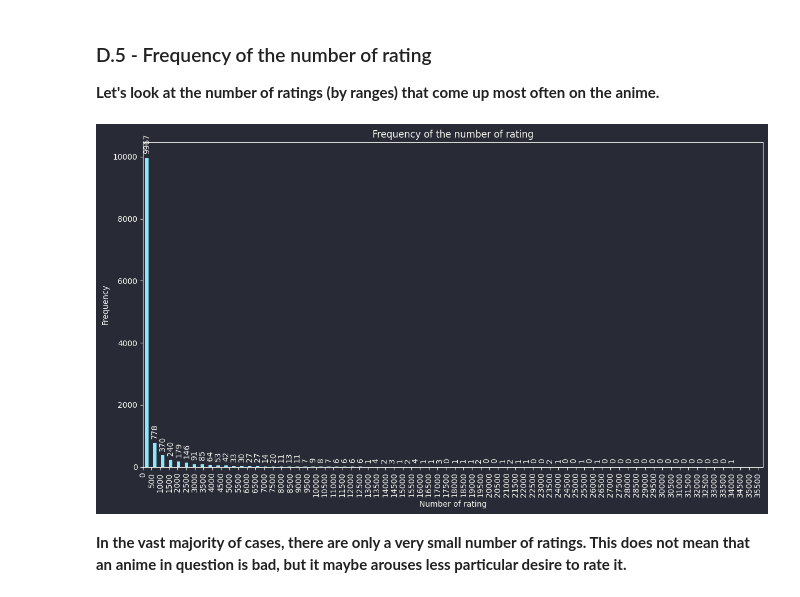
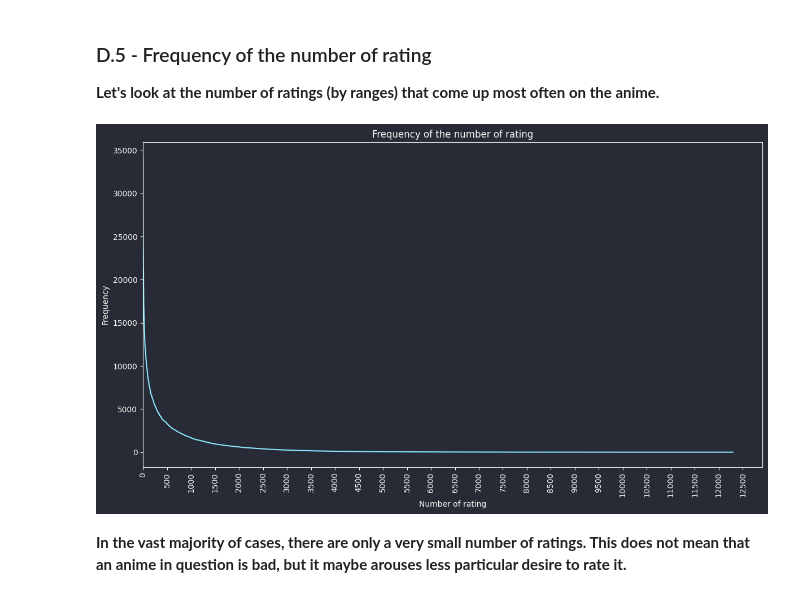
Before and after one commit to EmpireDemocratiqueDuPoulpe/Cours-IA, a Jupyter notebook: 5MLRE/Project/notebooks/en/1-Data_analysis.ipynb, the cells around one changed output. Cells and saved outputs as stored; diff of their text form; code cells hidden in the pictures.

Commit message:
Frequency of number of rating is FINALLY looking good (like my sister [i don't have a sister])

```diff
--- a/5MLRE/Project/notebooks/en/1-Data_analysis.ipynb
+++ b/5MLRE/Project/notebooks/en/1-Data_analysis.ipynb
@@ -401,20 +401,19 @@ pyplot.show()
 ### D.5 - Frequency of the number of rating
 **Let's look at the number of ratings (by ranges) that come up most often on the anime.**
 # %%
-ax = data_anime["num_ratings"].plot(kind="hist", bins=75, figsize=FIG_SIZE, rwidth=0.45)
+ax = data_anime["num_ratings"].sort_values(ascending=False).plot(kind="line", use_index=False, figsize=FIG_SIZE)
 ax.set_xlim(min(data_anime["num_ratings"]))
 min_x, max_x = ax.get_xlim()
 ticks = numpy.arange(min_x, max_x, 500)
 ax.xaxis.set_ticks(ticks)
 ax.set_xticklabels([str(int(t)) for t in ticks], rotation=90)
 pyplot.title("Frequency of the number of rating")
 pyplot.xlabel("Number of rating")
 pyplot.ylabel("Frequency")
-ax.bar_label(ax.containers[0], label_type="edge", rotation="vertical", padding=5)
 pyplot.tight_layout()
 pyplot.show()
 # %% [output]
-[figure, old version]
+[figure, new version]
 # %% [markdown]
 **In the vast majority of cases, there are only a very small number of ratings. This does not mean that an anime in question is bad, but it maybe arouses less particular desire to rate it.**
 # %% [markdown]
```
